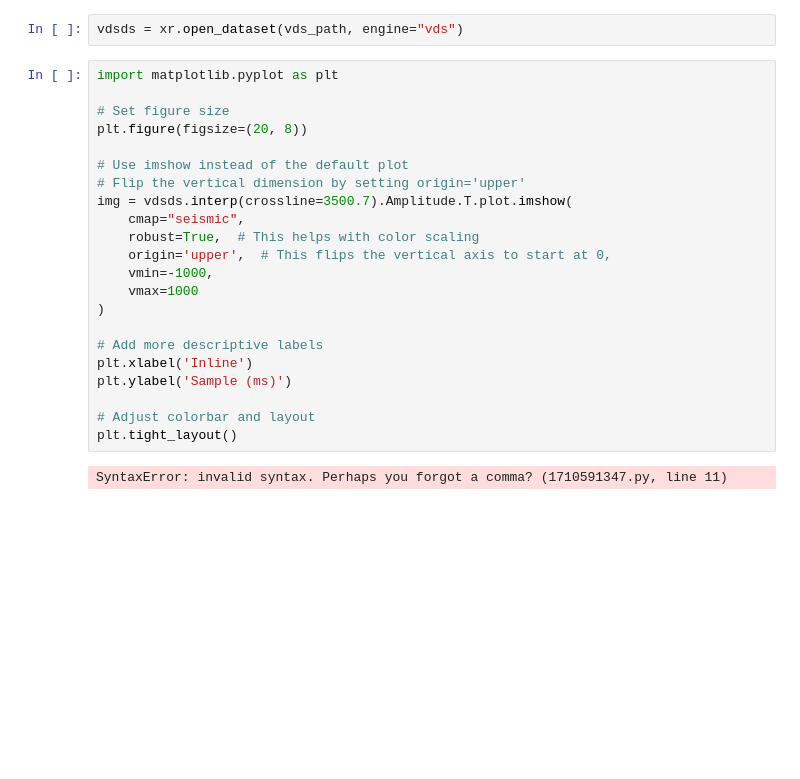
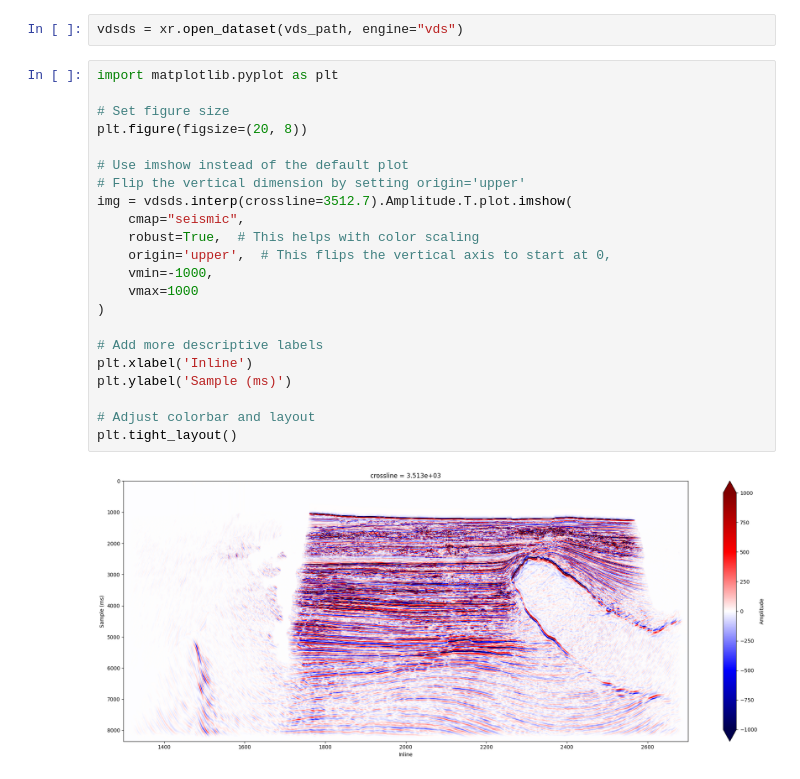
Before and after one commit to Shell-OSS/vds-xarray, a Jupyter notebook: notebooks/vds_reading.ipynb, the cells around one changed output. Cells and saved outputs as stored; diff of their text form; blank space fills up the shorter version.

```diff
--- a/notebooks/vds_reading.ipynb
+++ b/notebooks/vds_reading.ipynb
@@ -9,24 +9,24 @@ vdsds = xr.open_dataset(vds_path, engine="vds")
 # %%
 import matplotlib.pyplot as plt
 
 # Set figure size
 plt.figure(figsize=(20, 8))
 
 # Use imshow instead of the default plot
 # Flip the vertical dimension by setting origin='upper'
-img = vdsds.interp(crossline=3500.7).Amplitude.T.plot.imshow(
+img = vdsds.interp(crossline=3512.7).Amplitude.T.plot.imshow(
     cmap="seismic",
     robust=True,  # This helps with color scaling
     origin='upper',  # This flips the vertical axis to start at 0,
     vmin=-1000,
     vmax=1000
 )
 
 # Add more descriptive labels
 plt.xlabel('Inline')
 plt.ylabel('Sample (ms)')
 
 # Adjust colorbar and layout
 plt.tight_layout()
 # %% [output]
-SyntaxError: invalid syntax. Perhaps you forgot a comma? (1710591347.py, line 11)
+[figure, added]
```
Also changed, not shown: 9 other files.
